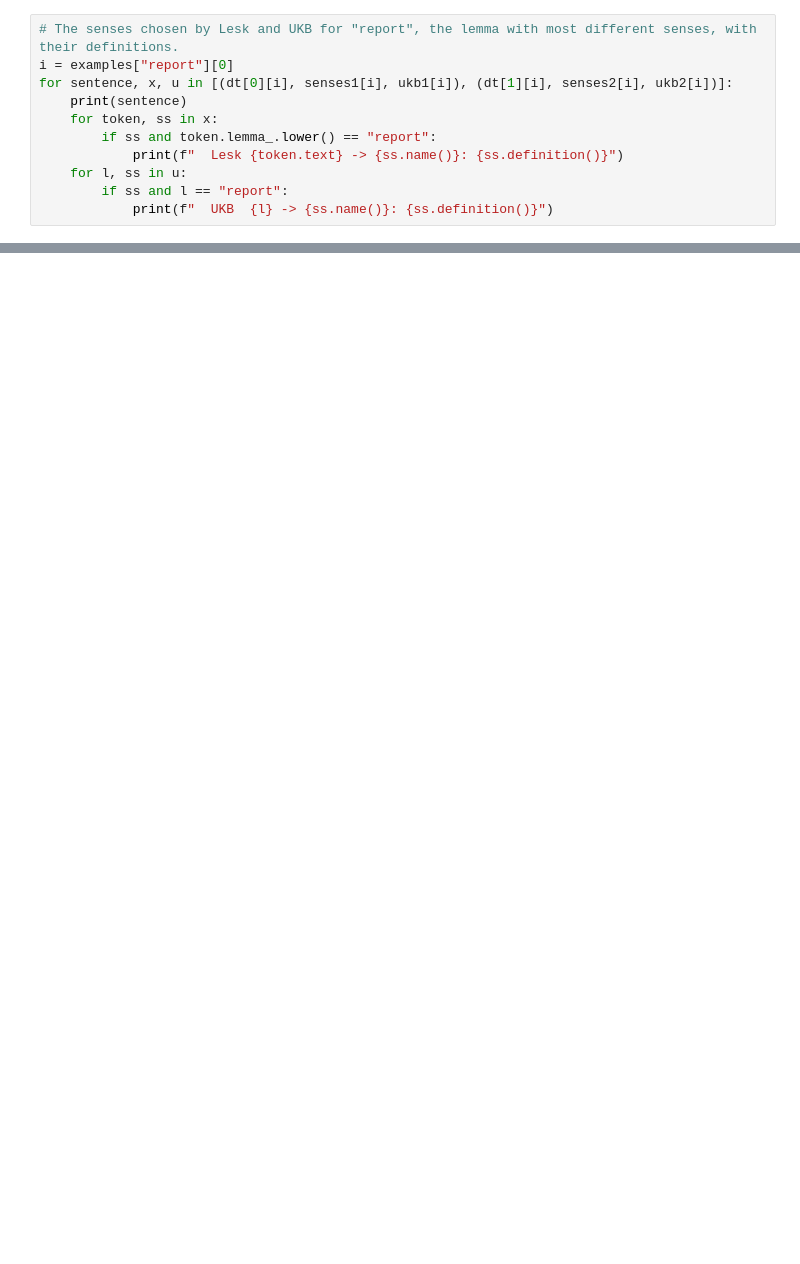
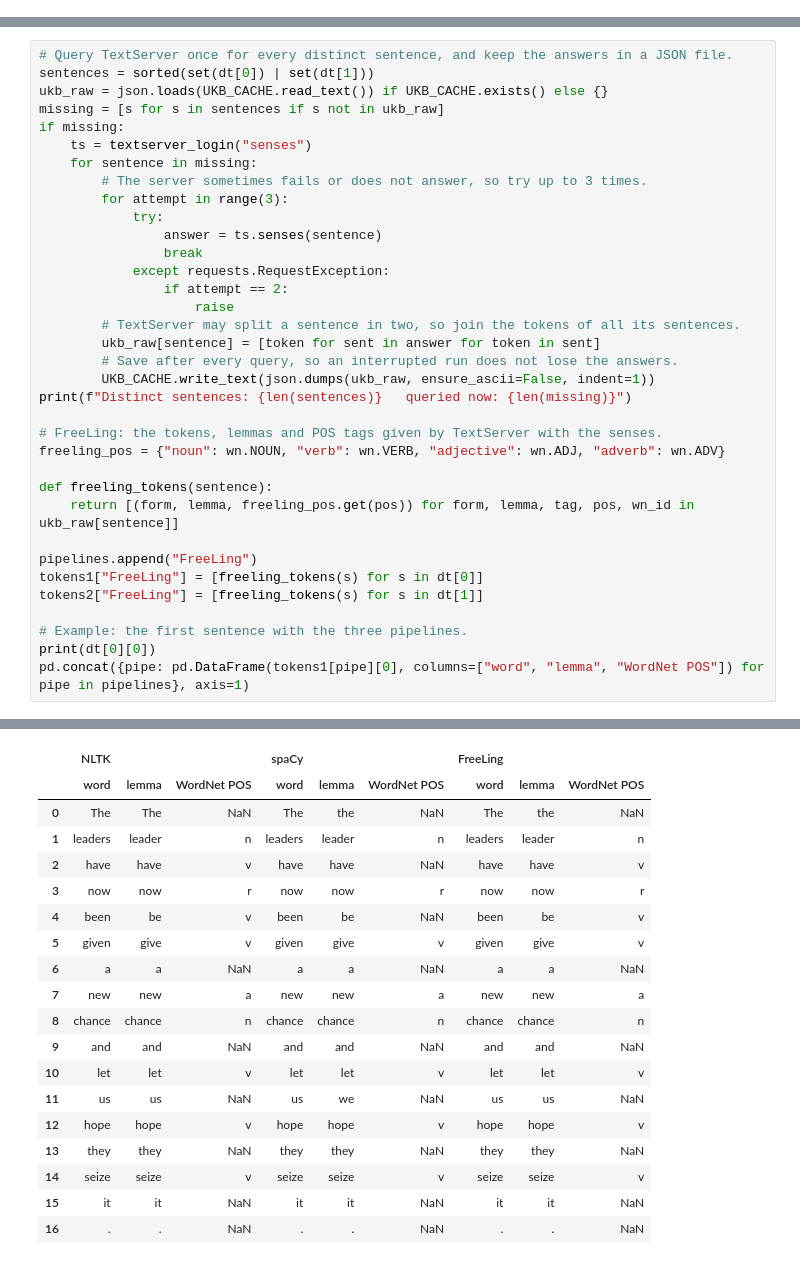
Before and after one commit to cocoac-ai/IHLT-MAI-2026-27-Local, a Jupyter notebook: labs/Lab06.ipynb, the cells around one changed output, grey strips where cells are left out. Cells and saved outputs as stored; diff of their text form; blank space fills up the shorter version.

Commit message:
Lab06: keep only the complete version (three pipelines, Lesk, MFS and UKB), which contains all the analysis of the previous one

```diff
--- a/labs/Lab06.ipynb
+++ b/labs/Lab06.ipynb
@@ -386,11 +0,0 @@ amendment     14 pairs   e.g. pair 1: amendment.n.01 / amendment.n.02
-# %%
-# The senses chosen by Lesk and UKB for "report", the lemma with most different senses, with their definitions.
-i = examples["report"][0]
-for sentence, x, u in [(dt[0][i], senses1[i], ukb1[i]), (dt[1][i], senses2[i], ukb2[i])]:
-    print(sentence)
-    for token, ss in x:
-        if ss and token.lemma_.lower() == "report":
-            print(f"  Lesk {token.text} -> {ss.name()}: {ss.definition()}")
-    for l, ss in u:
-        if ss and l == "report":
-            print(f"  UKB  {l} -> {ss.name()}: {ss.definition()}")
@@ -507,0 +127,36 @@ Neither algorithm gives senses that are better than lemmas: Lesk senses + rest (
+# %%
+# Query TextServer once for every distinct sentence, and keep the answers in a JSON file.
+sentences = sorted(set(dt[0]) | set(dt[1]))
+ukb_raw = json.loads(UKB_CACHE.read_text()) if UKB_CACHE.exists() else {}
+missing = [s for s in sentences if s not in ukb_raw]
+if missing:
+    ts = textserver_login("senses")
+    for sentence in missing:
+        # The server sometimes fails or does not answer, so try up to 3 times.
+        for attempt in range(3):
+            try:
+                answer = ts.senses(sentence)
+                break
+            except requests.RequestException:
+                if attempt == 2:
+                    raise
+        # TextServer may split a sentence in two, so join the tokens of all its sentences.
+        ukb_raw[sentence] = [token for sent in answer for token in sent]
+        # Save after every query, so an interrupted run does not lose the answers.
+        UKB_CACHE.write_text(json.dumps(ukb_raw, ensure_ascii=False, indent=1))
+print(f"Distinct sentences: {len(sentences)}   queried now: {len(missing)}")
+
+# FreeLing: the tokens, lemmas and POS tags given by TextServer with the senses.
+freeling_pos = {"noun": wn.NOUN, "verb": wn.VERB, "adjective": wn.ADJ, "adverb": wn.ADV}
+
+def freeling_tokens(sentence):
+    return [(form, lemma, freeling_pos.get(pos)) for form, lemma, tag, pos, wn_id in ukb_raw[sentence]]
+
+pipelines.append("FreeLing")
+tokens1["FreeLing"] = [freeling_tokens(s) for s in dt[0]]
+tokens2["FreeLing"] = [freeling_tokens(s) for s in dt[1]]
+
+# Example: the first sentence with the three pipelines.
+print(dt[0][0])
+pd.concat({pipe: pd.DataFrame(tokens1[pipe][0], columns=["word", "lemma", "WordNet POS"]) for pipe in pipelines}, axis=1)
+# %% [output]
@@ -507,0 +165,19 @@ Neither algorithm gives senses that are better than lemmas: Lesk senses + rest (
+|  | NLTK |  |  | spaCy |  |  | FreeLing |  |  |
+|  | word | lemma | WordNet POS | word | lemma | WordNet POS | word | lemma | WordNet POS |
+| 0 | The | The | NaN | The | the | NaN | The | the | NaN |
+| 1 | leaders | leader | n | leaders | leader | n | leaders | leader | n |
+| 2 | have | have | v | have | have | NaN | have | have | v |
+| 3 | now | now | r | now | now | r | now | now | r |
+| 4 | been | be | v | been | be | NaN | been | be | v |
+| 5 | given | give | v | given | give | v | given | give | v |
+| 6 | a | a | NaN | a | a | NaN | a | a | NaN |
+| 7 | new | new | a | new | new | a | new | new | a |
+| 8 | chance | chance | n | chance | chance | n | chance | chance | n |
+| 9 | and | and | NaN | and | and | NaN | and | and | NaN |
+| 10 | let | let | v | let | let | v | let | let | v |
+| 11 | us | us | NaN | us | we | NaN | us | us | NaN |
+| 12 | hope | hope | v | hope | hope | v | hope | hope | v |
+| 13 | they | they | NaN | they | they | NaN | they | they | NaN |
+| 14 | seize | seize | v | seize | seize | v | seize | seize | v |
+| 15 | it | it | NaN | it | it | NaN | it | it | NaN |
+| 16 | . | . | NaN | . | . | NaN | . | . | NaN |
```
Also changed, not shown: parts of 50 cells of this notebook, 3 other files.
